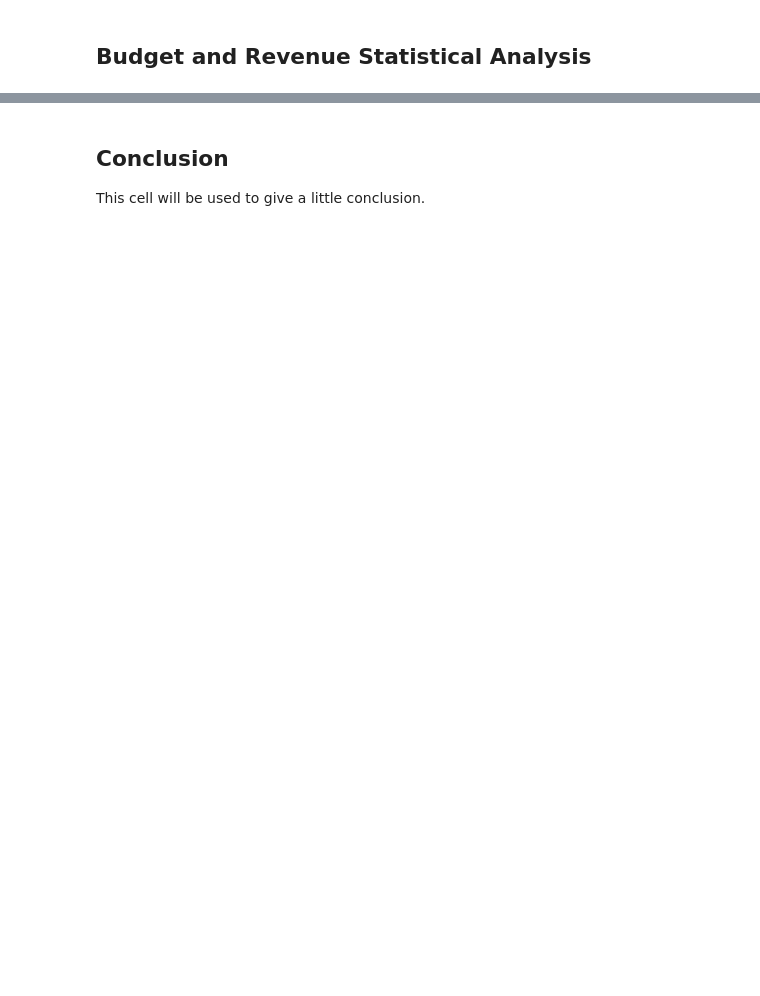
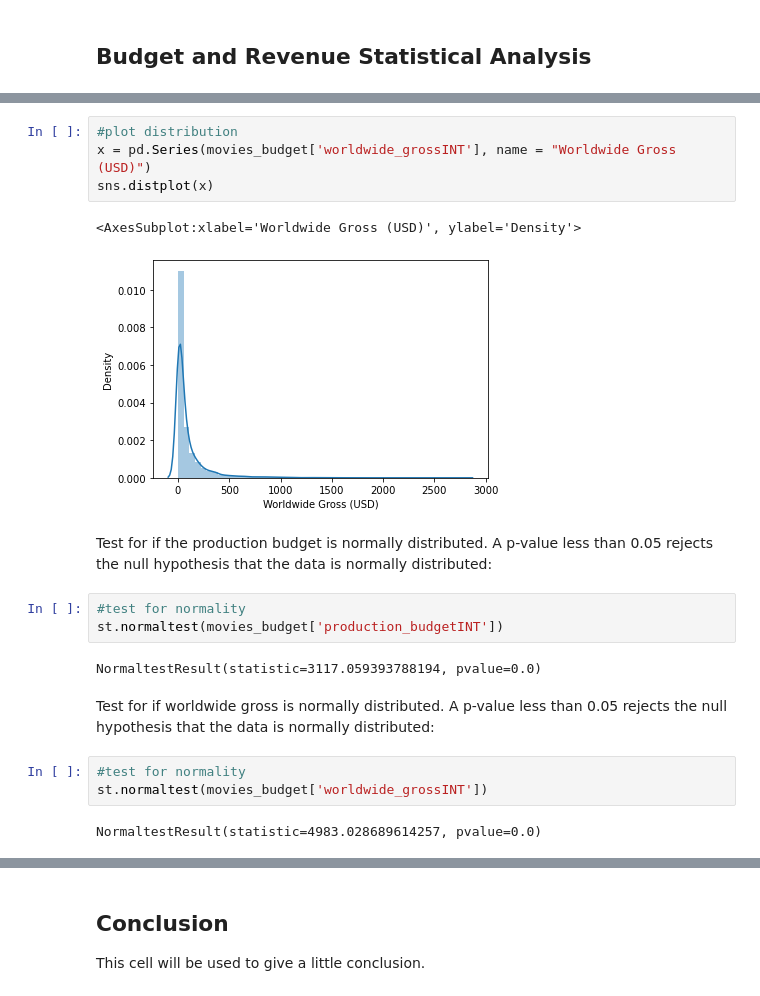
Before and after one commit to tramsay-deloitte/Dollywood, a Jupyter notebook: Final Notebook - AI Academy Capstone.ipynb, the cells around one changed output, grey strips where cells are left out. Drawn from its saved outputs; the diff is of its cells as text; blank space fills up the shorter version.

```diff
--- a/Final Notebook - AI Academy Capstone.ipynb
+++ b/Final Notebook - AI Academy Capstone.ipynb
@@ -115,0 +145,21 @@ Below we plot a scatter of Budget
+# %%
+#plot distribution
+x = pd.Series(movies_budget['worldwide_grossINT'], name = "Worldwide Gross (USD)")
+sns.distplot(x)
+# %% [output]
+<AxesSubplot:xlabel='Worldwide Gross (USD)', ylabel='Density'>
+[figure, added]
+# %% [markdown]
+Test for if the production budget is normally distributed. A p-value less than 0.05 rejects the null hypothesis that the data is normally distributed:
+# %%
+#test for normality
+st.normaltest(movies_budget['production_budgetINT'])
+# %% [output]
+NormaltestResult(statistic=3117.059393788194, pvalue=0.0)
+# %% [markdown]
+Test for if worldwide gross is normally distributed. A p-value less than 0.05 rejects the null hypothesis that the data is normally distributed:
+# %%
+#test for normality
+st.normaltest(movies_budget['worldwide_grossINT'])
+# %% [output]
+NormaltestResult(statistic=4983.028689614257, pvalue=0.0)
```
Also changed, not shown: parts of 19 cells of this notebook.
